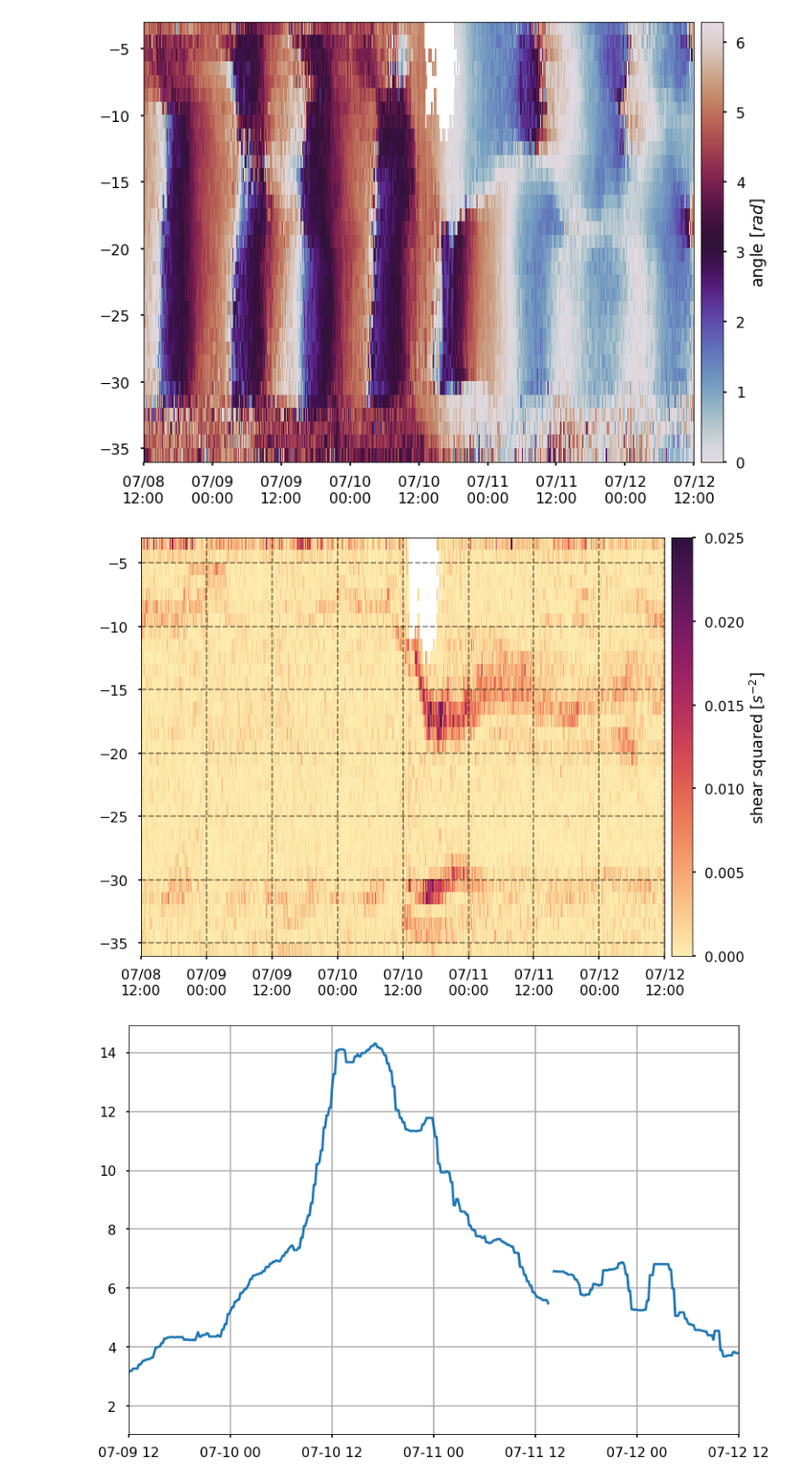
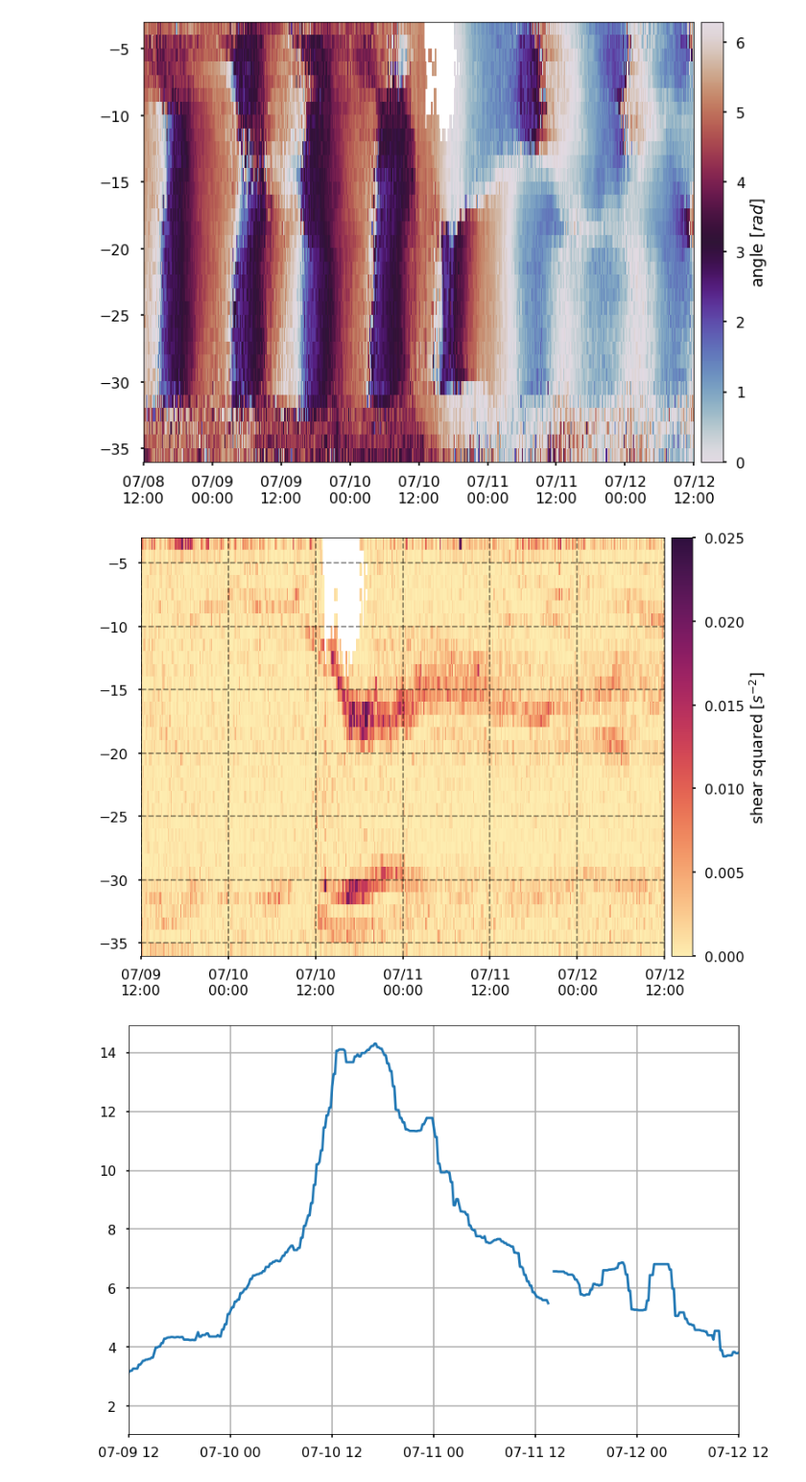
Before and after one commit to EavenW/comparative_hurr, a Jupyter notebook: python_hurrs/fay_Atlantic_Shores.ipynb, the cells around one changed output. Shown at 96% size. Drawn from its saved outputs; the diff is of its cells as text; code cells hidden in the pictures.

```diff
--- a/python_hurrs/fay_Atlantic_Shores.ipynb
+++ b/python_hurrs/fay_Atlantic_Shores.ipynb
@@ -139,14 +139,14 @@ S2   = dudz**2 + dvdz**2
 # %%
 plt.pcolor(times, depths, S2, vmax=0.025, vmin=0, cmap='cmo.matter')
 plt.colorbar(pad=0.01, label="shear squared [$s^{-2}$]")
-plt.xlim([begin-1,finish])
+plt.xlim([begin,finish])
 plt.gca().xaxis.set_major_formatter(myFmt)
 plt.grid(c='k', linestyle='--', alpha=0.5)
 # save the plot as a file
 plt.savefig('fay_AtlanticShores_S2.png', bbox_inches='tight', dpi=200)
 plt.show()
 # %% [output]
-[figure, old version]
+[figure, new version]
 # %%
 ds.altitude[::11]
 
```
Also changed, not shown: 21 other files.
